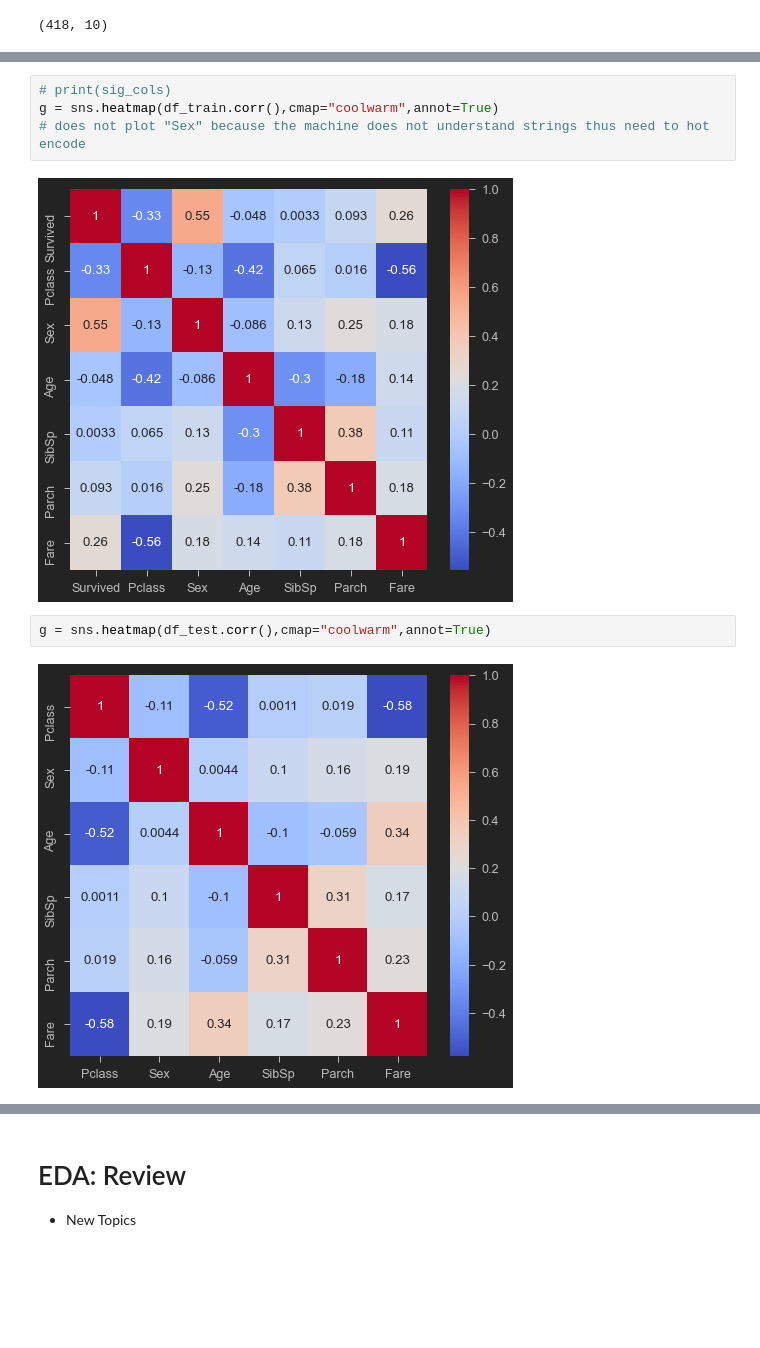
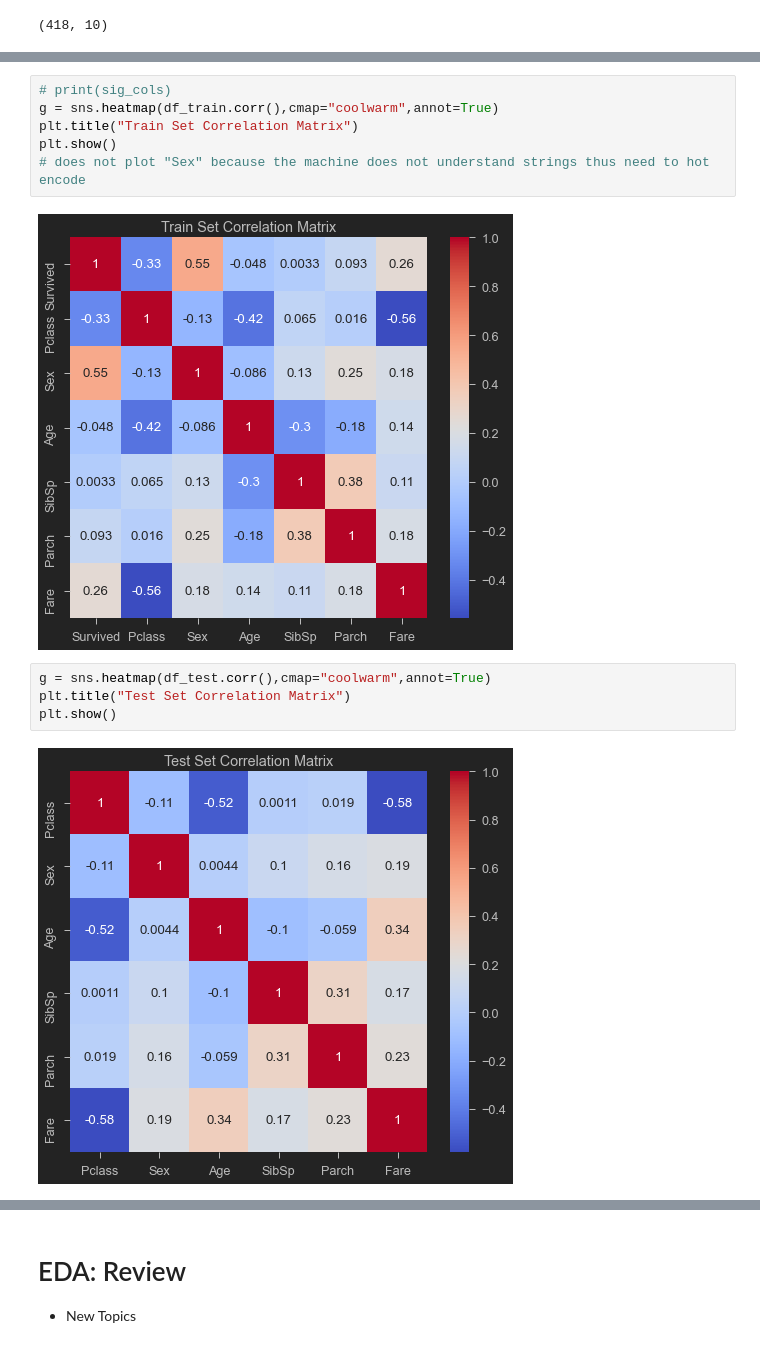
Before and after one commit to henrylao/kaggle-titanic, a Jupyter notebook: kaggle-titanic-notebook.ipynb, the cells around one changed output, grey strips where cells are left out. Drawn from its saved outputs; the diff is of its cells as text; blank space fills up the shorter version.

```diff
--- a/kaggle-titanic-notebook.ipynb
+++ b/kaggle-titanic-notebook.ipynb
@@ -1411,10 +1465,14 @@ df_test_corr_nd[corr]
 # %%
 # print(sig_cols)
 g = sns.heatmap(df_train.corr(),cmap="coolwarm",annot=True)
+plt.title("Train Set Correlation Matrix")
+plt.show()
 # does not plot "Sex" because the machine does not understand strings thus need to hot encode
 # %% [output]
-[figure, old version]
+[figure, new version]
 # %%
 g = sns.heatmap(df_test.corr(),cmap="coolwarm",annot=True)
+plt.title("Test Set Correlation Matrix")
+plt.show()
 # %% [output]
-[figure, old version]
+[figure, new version]
```
Also changed, not shown: parts of 12 cells of this notebook.
